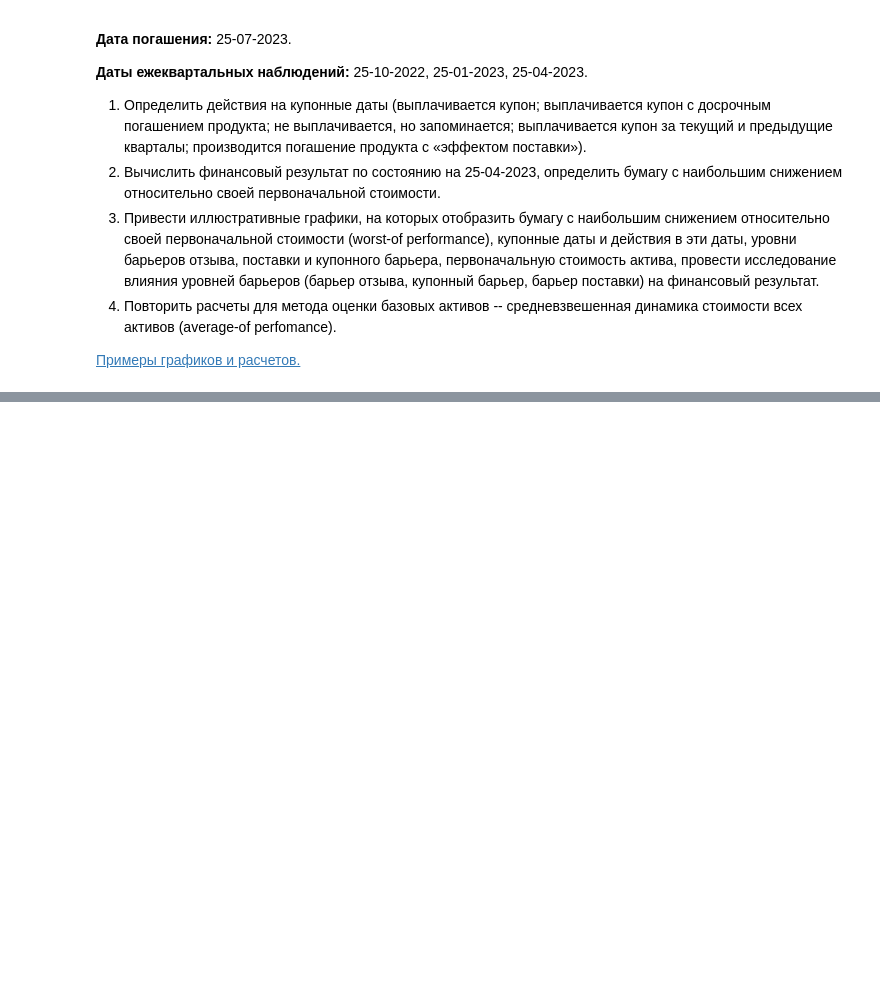
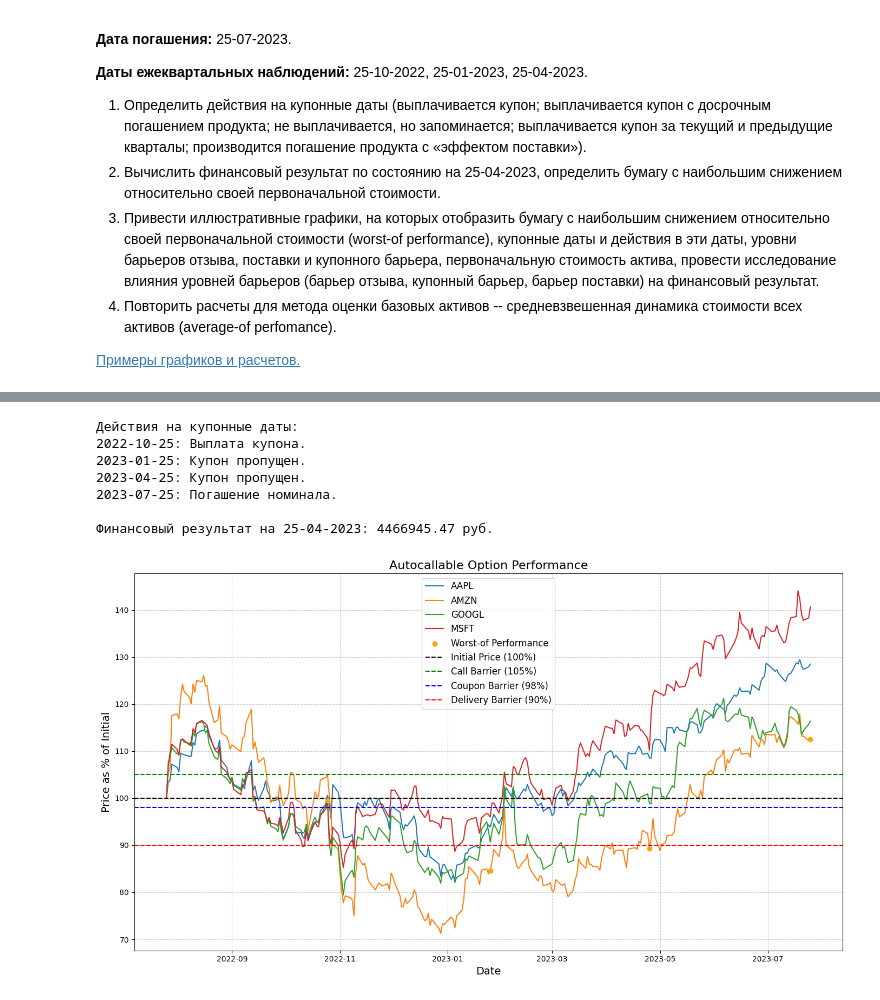
Before and after one commit to seri4ka/structured_finance_products, a Jupyter notebook: lab4/Lab_final_GSFP.ipynb, the cells around one changed output, grey strips where cells are left out. Cells and saved outputs as stored; diff of their text form; code cells hidden in the pictures; blank space fills up the shorter version.

```diff
--- a/lab4/Lab_final_GSFP.ipynb
+++ b/lab4/Lab_final_GSFP.ipynb
@@ -23,0 +28,72 @@
+# %%
+# Параметры задачи
+investment = 5_000_000  # Инвестиции (руб)
+coupon_rate = 0.20  # Ставка купона (20% годовых)
+barrier_call = 1.05  # Барьер отзыва (105%)
+barrier_coupon = 0.98  # Купонный барьер (98%)
+barrier_delivery = 0.90  # Барьер поставки (90%)
+
+# Тикеры активов
+tickers = ["AAPL", "MSFT", "GOOGL", "AMZN"]
+start_date = "2022-07-26"
+end_date = "2023-07-26"
+observation_dates = ["2022-10-25", "2023-01-25", "2023-04-25", "2023-07-25"]
+
+# Загрузка данных
+data = yf.download(tickers, start=start_date, end=end_date)["Adj Close"]
+initial_prices = data.loc["2022-07-26"]
+all_normalized_prices = (data / initial_prices) * 100
+
+# Расчет worst-of performance
+all_normalized_prices["Worst_of"] = all_normalized_prices.min(axis=1)
+observed_data = all_normalized_prices.loc[observation_dates]
+
+# Определение действий на купонные даты
+actions = []
+for date in observation_dates[:-1]:  # Exclude maturity
+    worst_of = observed_data.loc[date, "Worst_of"] / 100
+    if worst_of >= barrier_call:
+        actions.append(f"{date}: Купон и досрочное погашение.")
+        break
+    elif worst_of >= barrier_coupon:
+        actions.append(f"{date}: Выплата купона.")
+    else:
+        actions.append(f"{date}: Купон пропущен.")
+
+# Финальная дата
+worst_of_final = observed_data.loc[observation_dates[-1], "Worst_of"] / 100
+if worst_of_final >= barrier_delivery:
+    actions.append(f"{observation_dates[-1]}: Погашение номинала.")
+else:
+    worst_asset = observed_data.loc[observation_dates[-1]].idxmin()
+    actions.append(f"{observation_dates[-1]}: Поставка {worst_asset}.")
+
+# Финансовый результат на 25-04-2023
+financial_result = observed_data.loc["2023-04-25", "Worst_of"] * investment / 100
+
+# Результаты
+print("Действия на купонные даты:")
+for action in actions:
+    print(action)
+
+print(f"\nФинансовый результат на 25-04-2023: {financial_result:.2f} руб.")
+
+# График
+plt.figure(figsize=(14, 8))
+for column in all_normalized_prices.columns[:-1]:  # Exclude 'Worst_of'
+    plt.plot(all_normalized_prices.index, all_normalized_prices[column], label=column)
+
+plt.scatter(observation_dates, observed_data["Worst_of"], color="orange", label="Worst-of Performance", zorder=5)
+plt.axhline(100, color='black', linestyle='--', label='Initial Price (100%)')
+plt.axhline(barrier_call * 100, color='green', linestyle='--', label='Call Barrier (105%)')
+plt.axhline(barrier_coupon * 100, color='blue', linestyle='--', label='Coupon Barrier (98%)')
+plt.axhline(barrier_delivery * 100, color='red', linestyle='--', label='Delivery Barrier (90%)')
+
+plt.title("Autocallable Option Performance", fontsize=16)
+plt.xlabel("Date", fontsize=14)
+plt.ylabel("Price as % of Initial", fontsize=14)
+plt.legend(fontsize=12)
+plt.grid(True, linestyle='--', alpha=0.6)
+plt.tight_layout()
+plt.show()
+# %% [output]
@@ -23,0 +101,8 @@
+Действия на купонные даты:
+2022-10-25: Выплата купона.
+2023-01-25: Купон пропущен.
+2023-04-25: Купон пропущен.
+2023-07-25: Погашение номинала.
+
+Финансовый результат на 25-04-2023: 4466945.47 руб.
+[figure, added]
```
Also changed, not shown: parts of 3 cells of this notebook, 1 other file.
